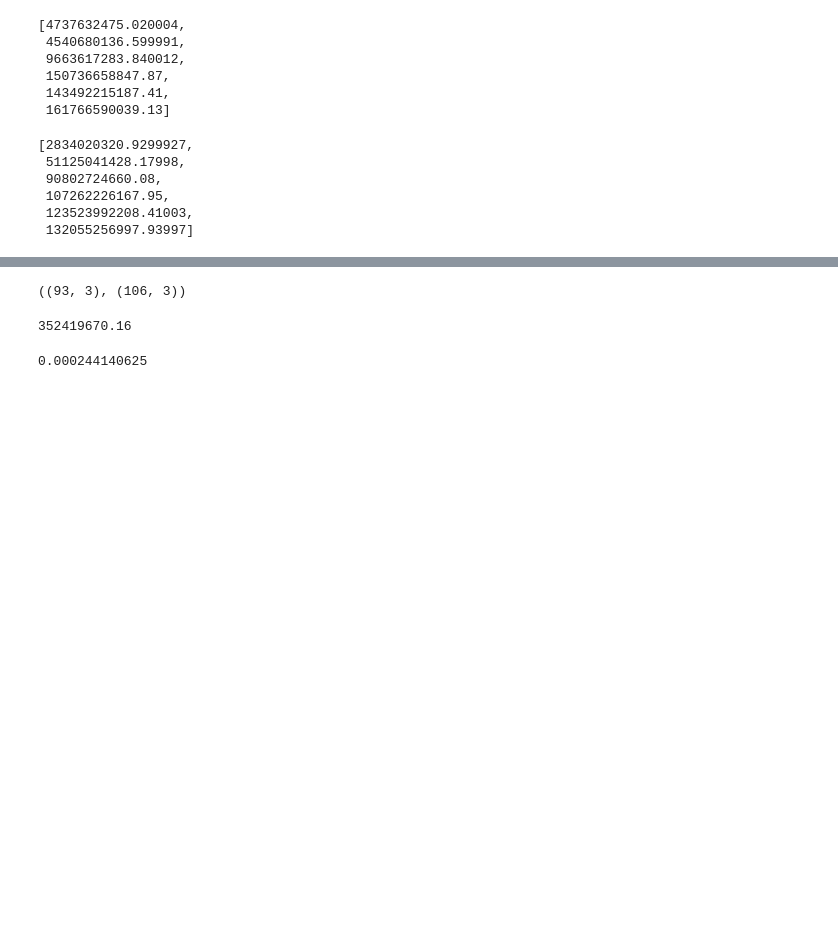
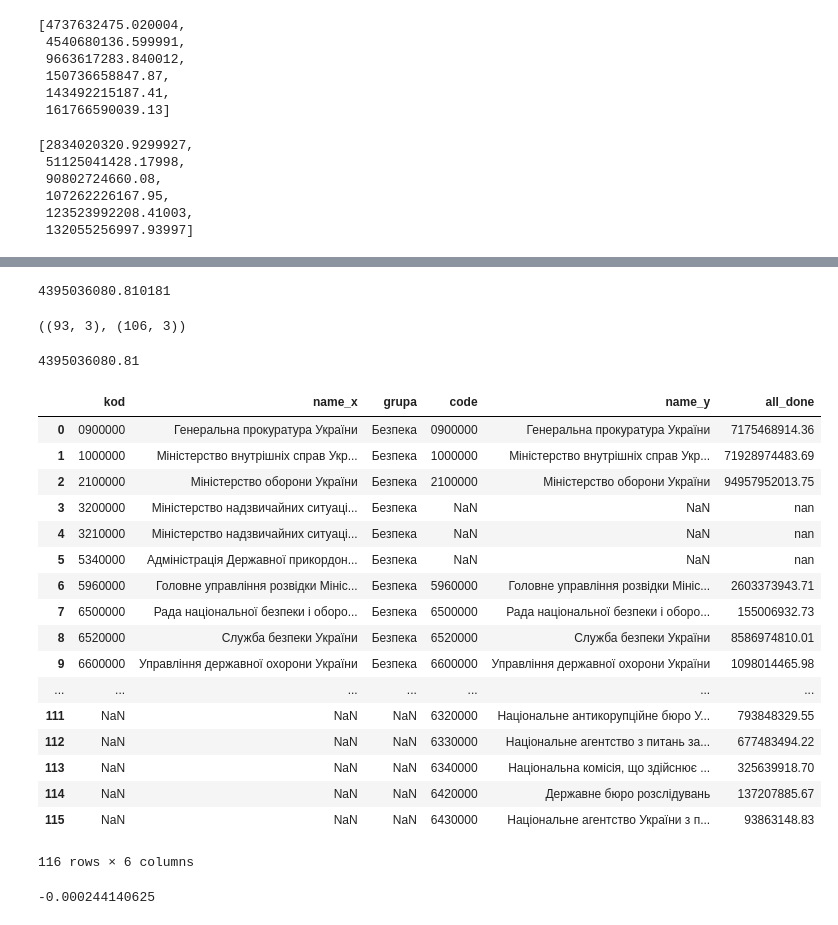
Before and after one commit to lukas1326/UkrViewPresentation, a Jupyter notebook: slide19/rozpodil_allyears-corrected.ipynb, the cells around one changed output, grey strips where cells are left out. Cells and saved outputs as stored; diff of their text form; code cells hidden in the pictures; blank space fills up the shorter version.

Commit message:
rozpodil corrected

```diff
--- a/slide19/rozpodil_allyears-corrected.ipynb
+++ b/slide19/rozpodil_allyears-corrected.ipynb
@@ -183,17 +190,46 @@ df2015.iloc[-1]['all_done']-df['2015'].sum()
+# %%
+df2018.iloc[-1]['all_done']-df['2018'].sum()
+#проверка получившейся суммы в году с суммой из источника
+#разница показывает невключенные в группировку статьи,с годами они появляются
+# %% [output]
+4395036080.810181
 # %%
-kod_fact=df2015[df2015.code.str.contains('0000')][['code','name','all_done']]
-kod_rozpodil=be[be.kod.str.contains('0000')]
+#выясняем, какие статьи не попадают в группировку
+kod_fact=df2018[df2018.code.str.contains('0000')][['code','name','all_done']]#все статьи, которые образовывают результат
+kod_rozpodil=be[be.kod.str.contains('0000')]#изначальное распределение статей по группам 2013 года
 kod_fact.shape,kod_rozpodil.shape
 # %% [output]
 ((93, 3), (106, 3))
 # %%
+#объединяем статьи текущего года и статьи 2013 года и смотрим,какие добавились
 merged_kody=kod_rozpodil.merge(kod_fact,how='outer',left_on='kod', right_on='code')
 merged_kody[merged_kody.kod.isnull()]['all_done'].sum()
 # %% [output]
-352419670.16
+4395036080.81
+# %%
+merged_kody
+# %% [output]
+|  | kod | name_x | grupa | code | name_y | all_done |
+| 0 | 0900000 | Генеральна прокуратура України | Безпека | 0900000 | Генеральна прокуратура України | 7175468914.36 |
+| 1 | 1000000 | Міністерство внутрішніх справ Укр... | Безпека | 1000000 | Міністерство внутрішніх справ Укр... | 71928974483.69 |
+| 2 | 2100000 | Міністерство оборони України | Безпека | 2100000 | Міністерство оборони України | 94957952013.75 |
+| 3 | 3200000 | Міністерство надзвичайних ситуаці... | Безпека | NaN | NaN | nan |
+| 4 | 3210000 | Міністерство надзвичайних ситуаці... | Безпека | NaN | NaN | nan |
+| 5 | 5340000 | Адміністрація Державної прикордон... | Безпека | NaN | NaN | nan |
+| 6 | 5960000 | Головне управління розвідки Мініс... | Безпека | 5960000 | Головне управління розвідки Мініс... | 2603373943.71 |
+| 7 | 6500000 | Рада національної безпеки і оборо... | Безпека | 6500000 | Рада національної безпеки і оборо... | 155006932.73 |
+| 8 | 6520000 | Служба безпеки України | Безпека | 6520000 | Служба безпеки України | 8586974810.01 |
+| 9 | 6600000 | Управління державної охорони України | Безпека | 6600000 | Управління державної охорони України | 1098014465.98 |
+| ... | ... | ... | ... | ... | ... | ... |
+| 111 | NaN | NaN | NaN | 6320000 | Національне антикорупційне бюро У... | 793848329.55 |
+| 112 | NaN | NaN | NaN | 6330000 | Національне агентство з питань за... | 677483494.22 |
+| 113 | NaN | NaN | NaN | 6340000 | Національна комісія, що здійснює ... | 325639918.70 |
+| 114 | NaN | NaN | NaN | 6420000 | Державне бюро розслідувань | 137207885.67 |
+| 115 | NaN | NaN | NaN | 6430000 | Національне агентство України з п... | 93863148.83 |
+116 rows × 6 columns
 # %%
 #проверка корректности объединения.сумма должна совпадать с суммой в оригинале.
-merged_kody.all_done.sum()-df2015.iloc[-1]['all_done']
+merged_kody.all_done.sum()-df2018.iloc[-1]['all_done']
 # %% [output]
-0.000244140625
+-0.000244140625
 # %%
```
Also changed, not shown: parts of 9 cells of this notebook, 3 other files.
